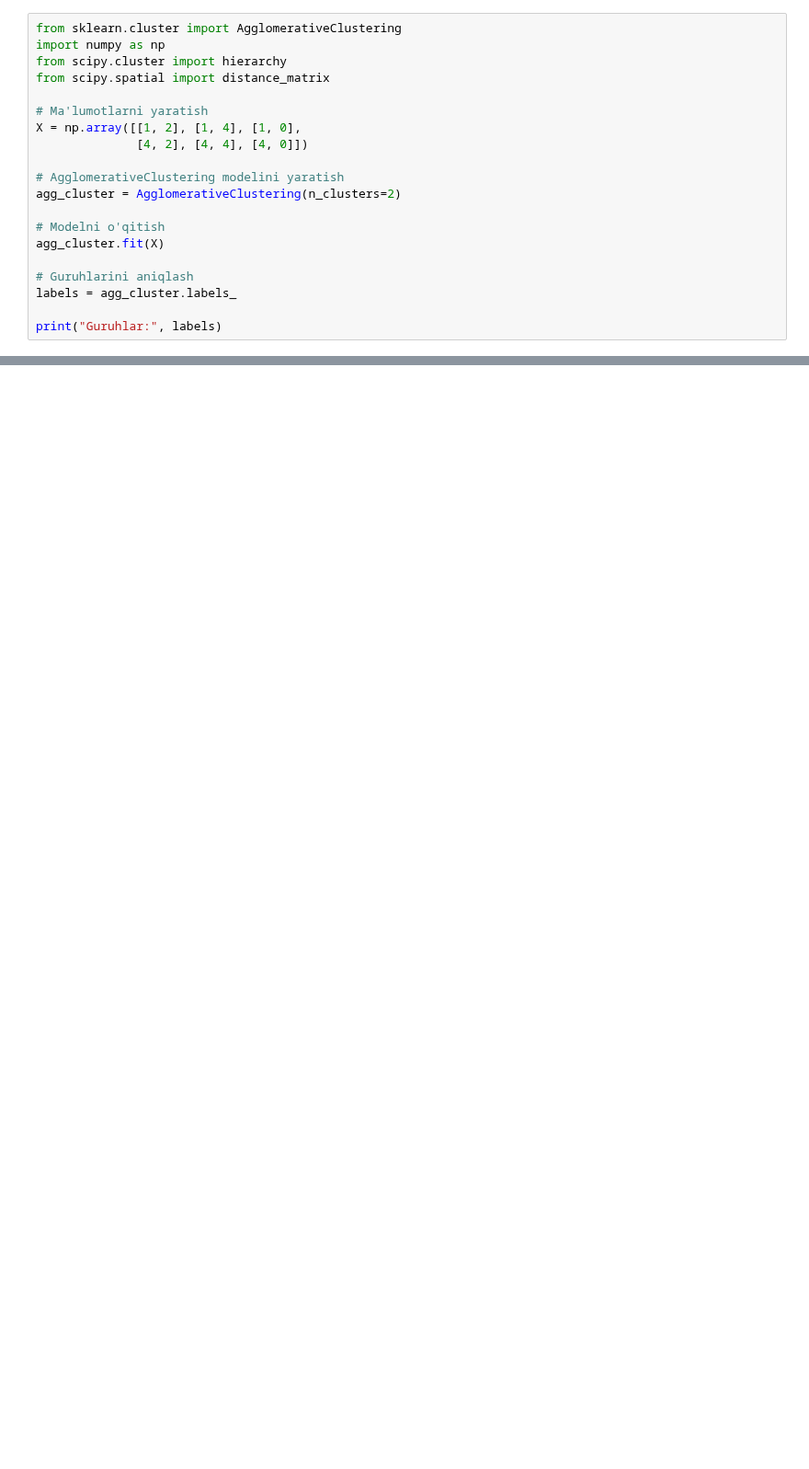
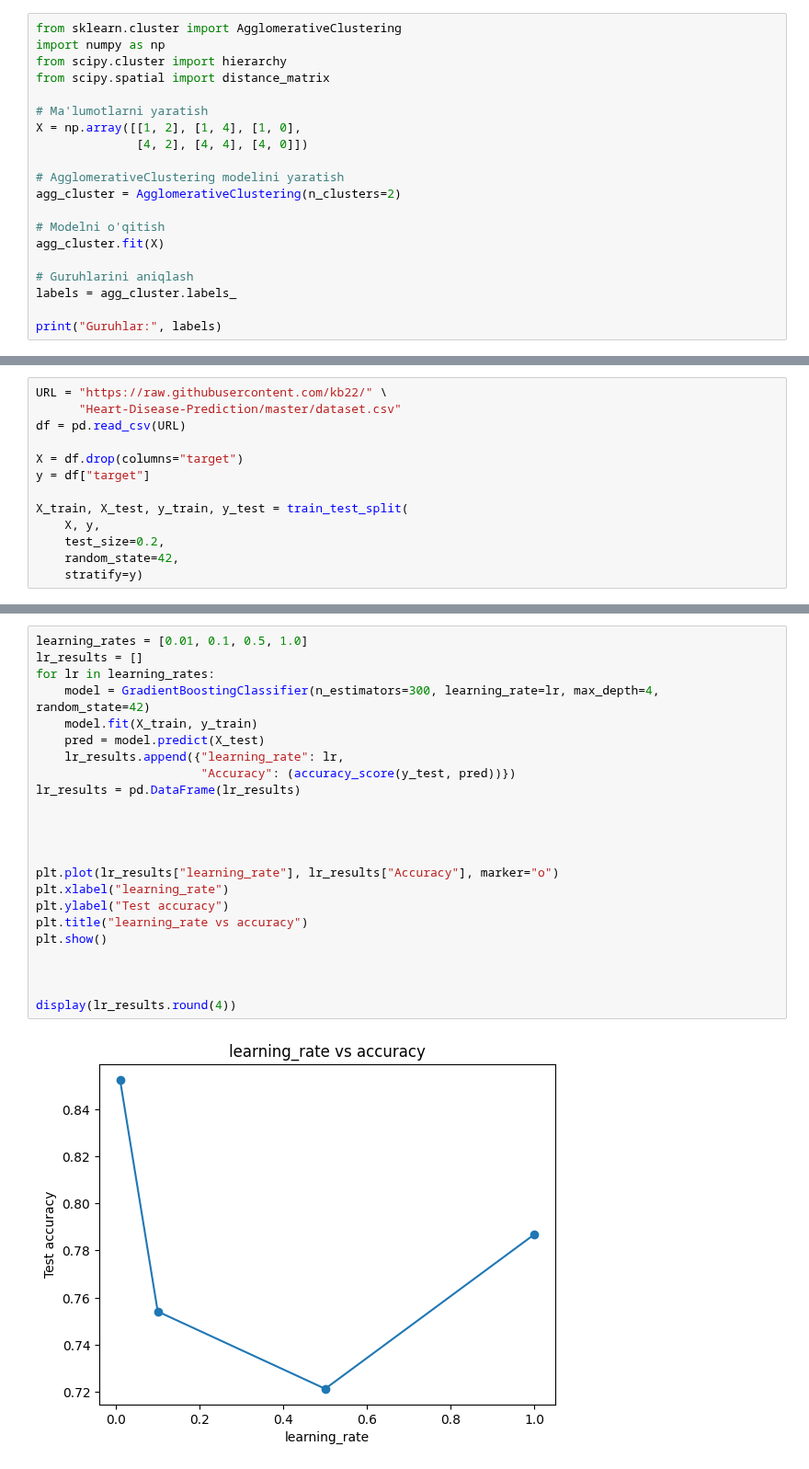
Before and after one commit to Suhrobjonibodullayev/ML-Learning-Journey, a Jupyter notebook: 05_machine_learning_basics/Machine_Learning.ipynb, the cells around one changed output, grey strips where cells are left out. Shown at 92% size. Cells and saved outputs as stored; diff of their text form; blank space fills up the shorter version.

```diff
--- a/05_machine_learning_basics/Machine_Learning.ipynb
+++ b/05_machine_learning_basics/Machine_Learning.ipynb
@@ -2733,0 +2926,13 @@ print("Guruhlar:", labels)
+# %%
+URL = "https://raw.githubusercontent.com/kb22/" \
+      "Heart-Disease-Prediction/master/dataset.csv"
+df = pd.read_csv(URL)
+
+X = df.drop(columns="target")
+y = df["target"]
+
+X_train, X_test, y_train, y_test = train_test_split(
+    X, y,
+    test_size=0.2,
+    random_state=42,
+    stratify=y)
@@ -2733,0 +2997,25 @@ print("Guruhlar:", labels)
+# %%
+learning_rates = [0.01, 0.1, 0.5, 1.0]
+lr_results = []
+for lr in learning_rates:
+    model = GradientBoostingClassifier(n_estimators=300, learning_rate=lr, max_depth=4, random_state=42)
+    model.fit(X_train, y_train)
+    pred = model.predict(X_test)
+    lr_results.append({"learning_rate": lr,
+                       "Accuracy": (accuracy_score(y_test, pred))})
+lr_results = pd.DataFrame(lr_results)
+
+
+
+
+plt.plot(lr_results["learning_rate"], lr_results["Accuracy"], marker="o")
+plt.xlabel("learning_rate")
+plt.ylabel("Test accuracy")
+plt.title("learning_rate vs accuracy")
+plt.show()
+
+
+
+display(lr_results.round(4))
+# %% [output]
+[figure, added]
```
Also changed, not shown: parts of 56 cells of this notebook.
